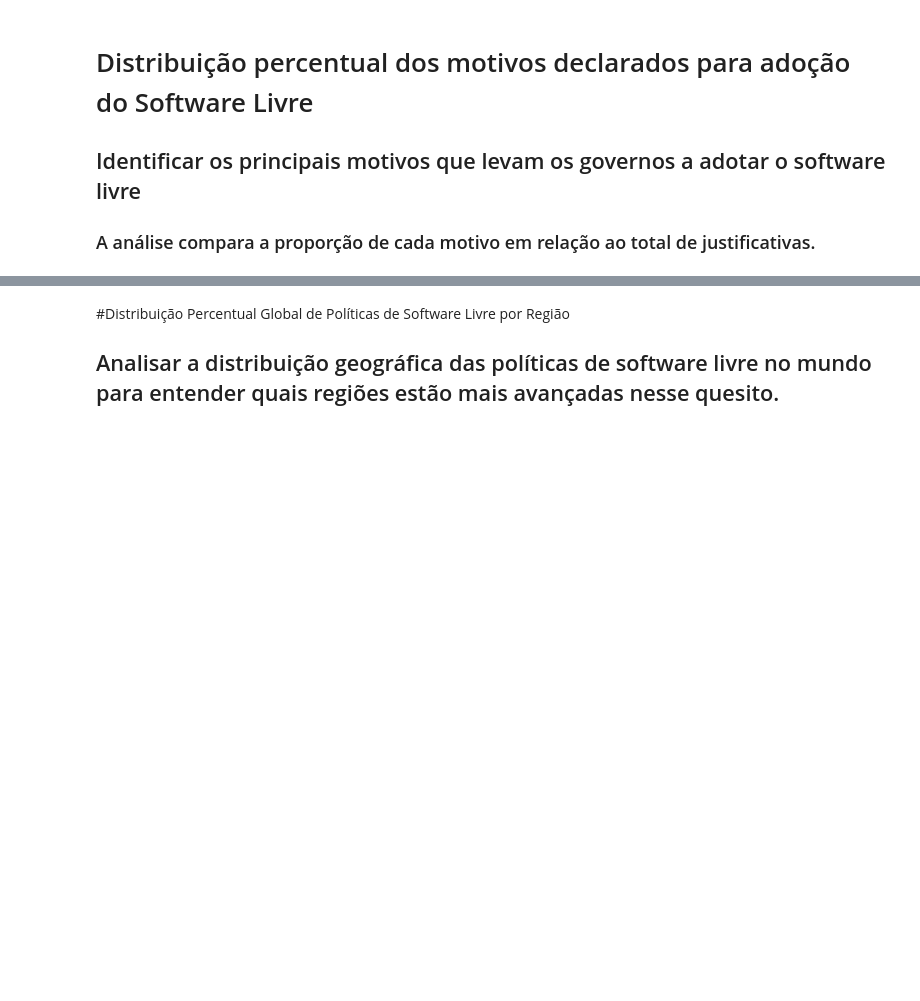
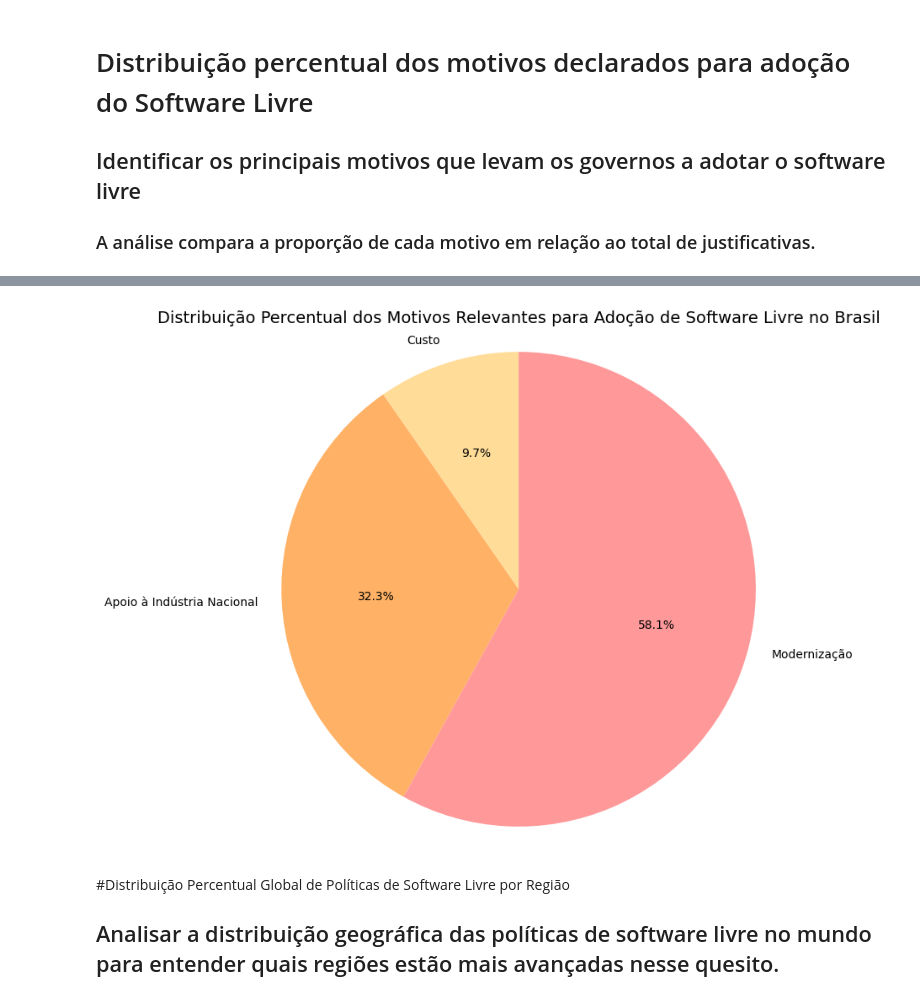
Before and after one commit to LarissaSchmillevitch/analise-dados-software-livre, a Jupyter notebook: analise_software_livre.ipynb, the cells around one changed output, grey strips where cells are left out. Saved outputs shown, nothing was run; the diff lists cells and outputs as text; code cells hidden in the pictures; blank space fills up the shorter version.

```diff
--- a/analise_software_livre.ipynb
+++ b/analise_software_livre.ipynb
@@ -253,3 +330,38 @@ plt.show()
+# %%
+# Filtrar os dados para o Brasil
+df_brasil = df_open_source_tratada[df_open_source_tratada['País'] == 'Brazil']
+
+# Colunas com os motivos declarados para adoção de OSS
+motivos_cols = ['Custo', 'Soberania', 'Apoio à Indústria Nacional', 'Modernização', 'Transparência', 'Segurança']
+
+# Contar quantas vezes cada motivo foi declarado no Brasil
+motivos_brasil_sum = df_brasil[motivos_cols].sum()
+
+# Calcular o total de ocorrências e a porcentagem
+total_ocorrencias_brasil = motivos_brasil_sum.sum()
+motivos_brasil_percent = (motivos_brasil_sum / total_ocorrencias_brasil) * 100
+
+# Filtrar apenas os motivos relevantes (não nulos)
+motivos_brasil_relevantes = motivos_brasil_percent[motivos_brasil_percent > 0]
+
+# Cores mais suaves para o gráfico de pizza
+cores_suaves = ['#FFDD99', '#FFB266', '#FF9999']
+
+# Criar gráfico de pizza com as porcentagens para os motivos relevantes no Brasil
+plt.figure(figsize=(8,8))
+plt.pie(motivos_brasil_relevantes.values, labels=motivos_brasil_relevantes.index,
+        autopct='%1.1f%%', startangle=90, colors=cores_suaves)
+
+# Garantir que o gráfico seja circular
+plt.axis('equal')
+
+# Adicionar título ao gráfico
+plt.title("Distribuição Percentual dos Motivos Relevantes para Adoção de Software Livre no Brasil", fontsize=14)
+
+# Exibir o gráfico
+plt.show()
+# %% [output]
+[figure, added]
 # %% [markdown]
 #Distribuição Percentual Global de Políticas de Software Livre por Região
 ## Analisar a distribuição geográfica das políticas de software livre no mundo para entender quais regiões estão mais avançadas nesse quesito.
```
Also changed, not shown: parts of 8 cells of this notebook, 2 other files.
